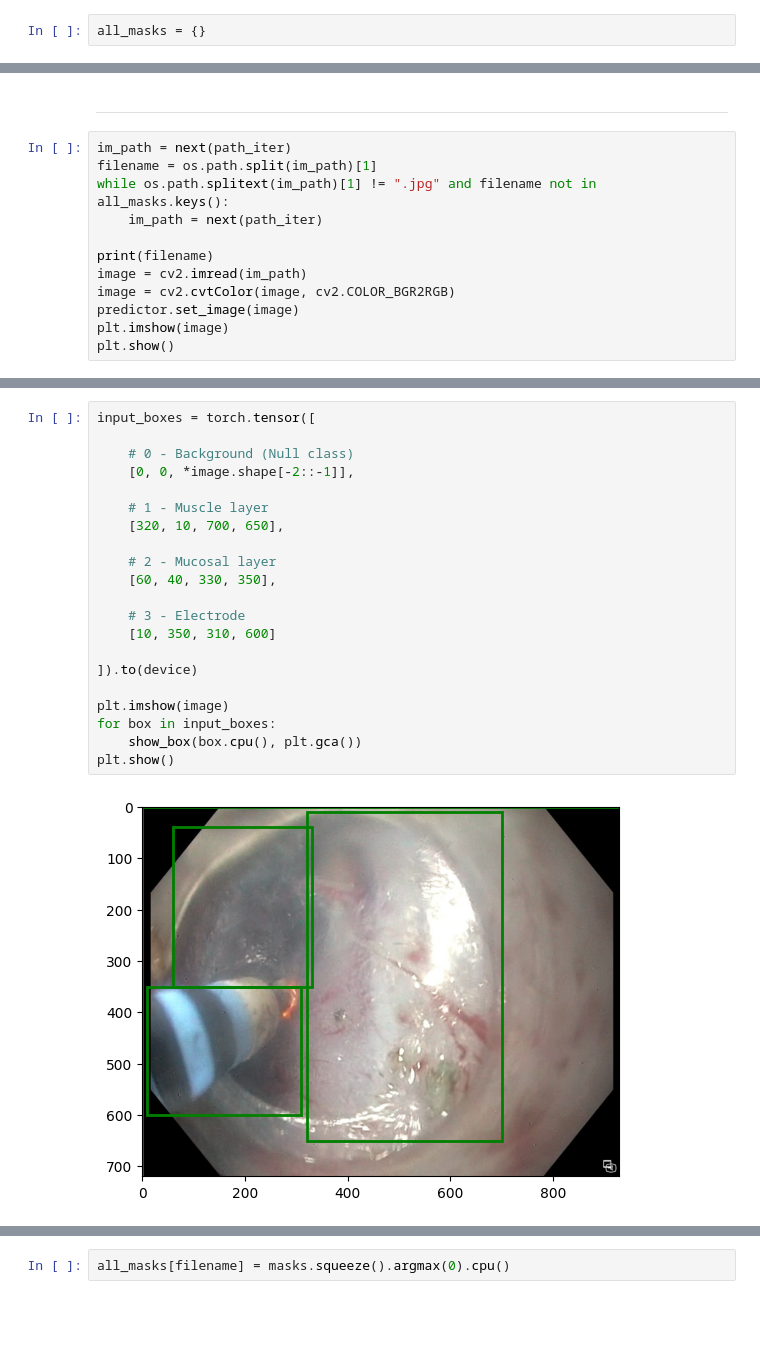
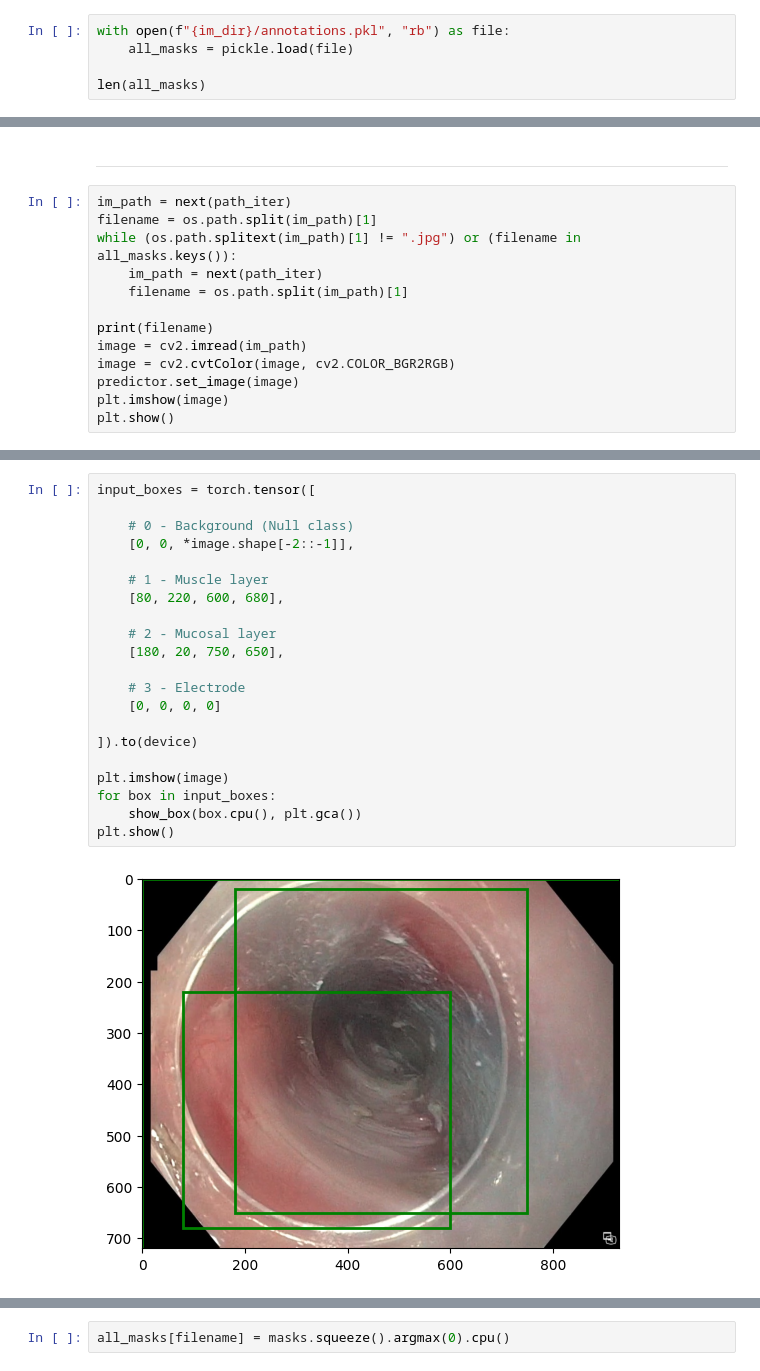
Before and after one commit to NamanChhibbar/BM5020-Project, a Jupyter notebook: annotation.ipynb, the cells around one changed output, grey strips where cells are left out. Saved outputs shown, nothing was run; the diff lists cells and outputs as text; blank space fills up the shorter version.

```diff
--- a/annotation.ipynb
+++ b/annotation.ipynb
@@ -32,5 +32,8 @@ im_dir = "/Users/naman/Workspace/Data/BM5020-POEM/Annotated"
 im_paths = [f"{im_dir}/{im_file}" for im_file in os.listdir(im_dir)]
 
 path_iter = iter(im_paths)
-# %%
-all_masks = {}
+# %%
+with open(f"{im_dir}/annotations.pkl", "rb") as file:
+    all_masks = pickle.load(file)
+
+len(all_masks)
@@ -39,8 +44,9 @@ all_masks = {}
 # %%
 im_path = next(path_iter)
 filename = os.path.split(im_path)[1]
-while os.path.splitext(im_path)[1] != ".jpg" and filename not in all_masks.keys():
+while (os.path.splitext(im_path)[1] != ".jpg") or (filename in all_masks.keys()):
     im_path = next(path_iter)
+    filename = os.path.split(im_path)[1]
 
 print(filename)
 image = cv2.imread(im_path)
@@ -54,26 +60,26 @@ M_01092024123848_20698524_1_001_0001-01.MP4-frame23206.jpg
 # %%
 input_boxes = torch.tensor([
 
     # 0 - Background (Null class)
     [0, 0, *image.shape[-2::-1]],
 
     # 1 - Muscle layer
-    [320, 10, 700, 650],
+    [80, 220, 600, 680],
 
     # 2 - Mucosal layer
-    [60, 40, 330, 350],
+    [180, 20, 750, 650],
 
     # 3 - Electrode
-    [10, 350, 310, 600]
+    [0, 0, 0, 0]
 
 ]).to(device)
 
 plt.imshow(image)
 for box in input_boxes:
     show_box(box.cpu(), plt.gca())
 plt.show()
 # %% [output]
-[figure, old version]
+[figure, new version]
 # %%
 transformed_boxes = predictor.transform.apply_boxes_torch(input_boxes, image.shape[:2])
 masks, _, _ = predictor.predict_torch(
```
Also changed, not shown: parts of 7 cells of this notebook, 26 other files.
